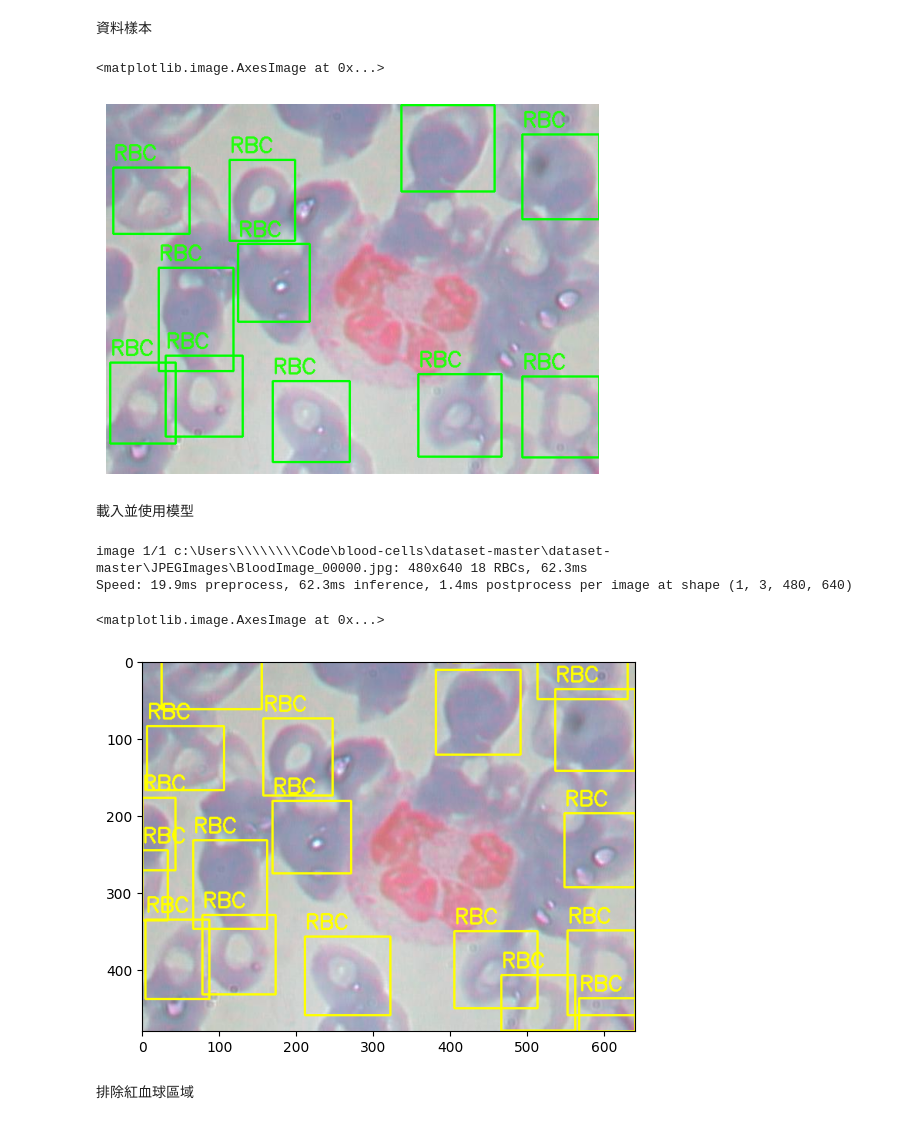
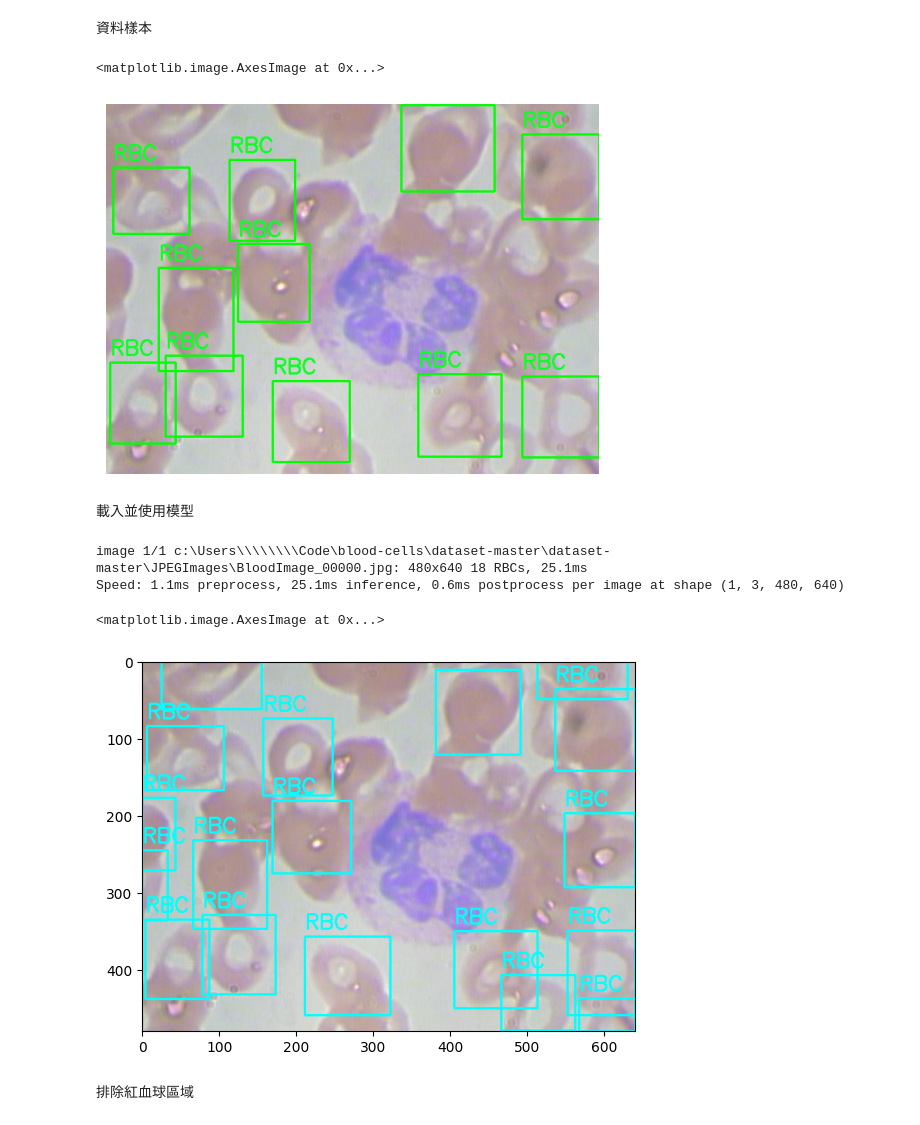
Before and after one commit to ImMasterSam/NSYSU_ComputerVision, a Jupyter notebook: blood_cell.ipynb, the cells around one changed output. Cells and saved outputs as stored; diff of their text form; code cells hidden in the pictures.

```diff
--- a/blood_cell.ipynb
+++ b/blood_cell.ipynb
@@ -458,31 +480,31 @@ for obj in root.findall('object'):
     cv2.putText(img, name, (xmin, ymin - 10), cv2.FONT_HERSHEY_SIMPLEX, 0.9, (36,255,12), 2)
     cv2.rectangle(img, (xmin, ymin), (xmax, ymax), (0, 255, 0), 2)
 
-plt.imshow(img)
+plt.imshow(cv2.cvtColor(img, cv2.COLOR_BGR2RGB))
 # %% [output]
 <matplotlib.image.AxesImage at 0x...>
-[figure, old version]
+[figure, new version]
 # %% [markdown]
 載入並使用模型
 # %%
 detection_model = YOLO('./model/blood_cell_yolov8n.pt')
 original_img = cv2.imread(original_image_path)
 result = detection_model(original_image_path)[0]
 
 boxes = result.boxes
 for box in boxes:
 
     x1, y1, x2, y2 = map(int, box.xyxy[0])
     name = detection_model.names[int(box.cls[0])]
     cv2.putText(original_img, name, (x1, y1 - 10), cv2.FONT_HERSHEY_SIMPLEX, 0.9, (255, 255, 0), 2)
     cv2.rectangle(original_img, (x1, y1), (x2, y2), (255, 255, 0), 2)
 
-plt.imshow(original_img)
+plt.imshow(cv2.cvtColor(original_img, cv2.COLOR_BGR2RGB))
 # %% [output]
-image 1/1 c:\Users\\\\\\\\Code\blood-cells\dataset-master\dataset-master\JPEGImages\BloodImage_00000.jpg: 480x640 18 RBCs, 62.3ms
-Speed: 19.9ms preprocess, 62.3ms inference, 1.4ms postprocess per image at shape (1, 3, 480, 640)
+image 1/1 c:\Users\\\\\\\\Code\blood-cells\dataset-master\dataset-master\JPEGImages\BloodImage_00000.jpg: 480x640 18 RBCs, 25.1ms
+Speed: 1.1ms preprocess, 25.1ms inference, 0.6ms postprocess per image at shape (1, 3, 480, 640)
 <matplotlib.image.AxesImage at 0x...>
-[figure, old version]
+[figure, new version]
 # %% [markdown]
 排除紅血球區域
 # %%
```
Also changed, not shown: parts of 23 cells of this notebook, 1 other file.
